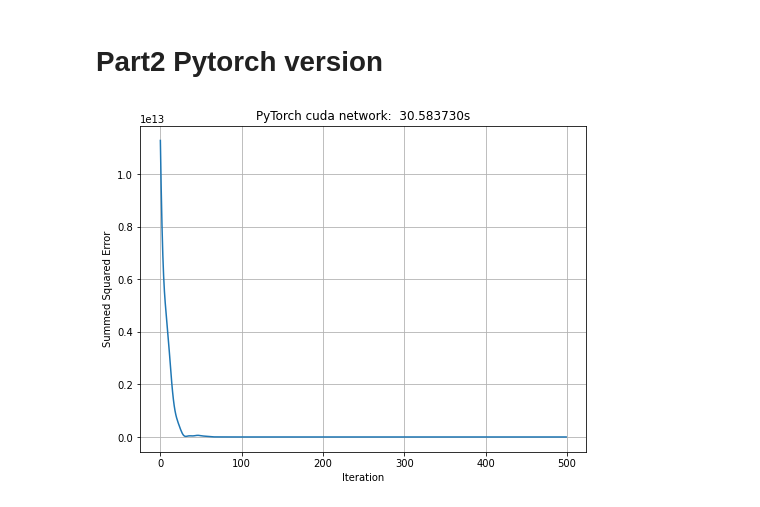
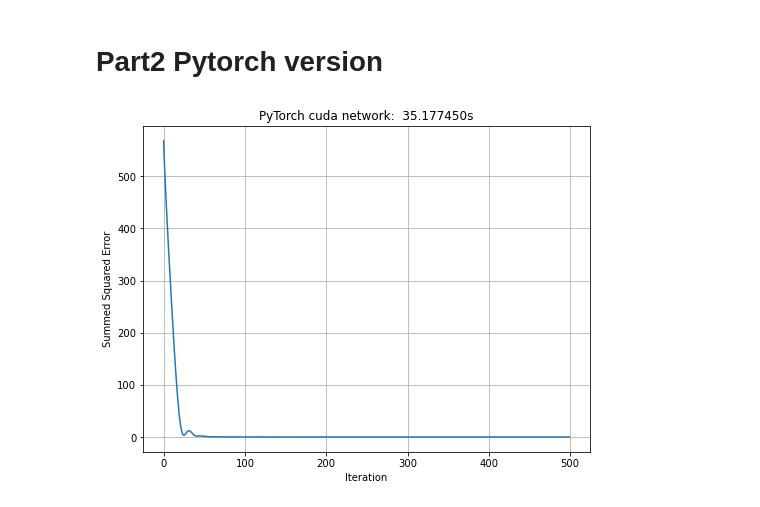
Before and after one commit to 2U1/NN, a Jupyter notebook: Assignment2/threelayer_before.ipynb, the cells around one changed output. Cells and saved outputs as stored; diff of their text form; code cells hidden in the pictures.

```diff
--- a/Assignment2/mangham.ipynb
+++ b/Assignment2/threelayer_before.ipynb
@@ -848,29 +855,44 @@ start=time.time()
 N, D_in, H, D_out = 64, 1000, 10000, 10
 x = torch.randn(N, D_in, device=device)
 y = torch.randn(N, D_out, device=device)
-optim = 'adam'
+
+# optim = 'adam'
+
 # Use the nn package to define our model as a sequence of layers. nn.Sequential
 # is a Module which contains other Modules, and applies them in sequence to
 # produce its output. Each Linear Module computes output from input using a
 # linear function, and holds internal Tensors for its weight and bias.
 # After constructing the model we use the .to() method to move it to the
 # desired device.
-model = torch.nn.Sequential(
-    torch.nn.Linear(D_in, H),
-    torch.nn.ReLU(),
-    torch.nn.Linear(H, H),
-    torch.nn.ReLU(),
-    torch.nn.Linear(H, D_out),
-).to(device)
 
-def weights_init(m):
-    if isinstance(m, torch.nn.Linear):
-        size = m.weight.size() # returns a tuple
-        fan_out = size[0] # number of rows
-        fan_in = size[1] # number of columns
-        m.weight.data = torch.randn(fan_out, fan_in, device=device)
+# model = torch.nn.Sequential(
+#     torch.nn.Linear(D_in, H),
+#     torch.nn.ReLU(),
+#     torch.nn.Linear(H, H),
+#     torch.nn.ReLU(),
+#     torch.nn.Linear(H, D_out),
+# ).to(device)
 
-model.apply(weights_init)
+model = nn.Sequential(
+    nn.Linear(D_in, H),
+    nn.ReLU(),
+    nn.Linear(H, H+10),
+    nn.ReLU(),
+    nn.Linear(H+10, H),
+    nn.ReLU(),
+    nn.Linear(H, D_out),
+)
+
+model.to(device)
+
+# def weights_init(m):
+#     if isinstance(m, torch.nn.Linear):
+#         size = m.weight.size() # returns a tuple
+#         fan_out = size[0] # number of rows
+#         fan_in = size[1] # number of columns
+#         m.weight.data = torch.randn(fan_out, fan_in, device=device)
+
+# model.apply(weights_init)
 
 # The nn package also contains definitions of popular loss functions; in this
 # case we will use Mean Squared Error (MSE) as our loss function. Setting
@@ -878,61 +900,66 @@ model.apply(weights_init)
 # than the mean; this is for consistency with the examples above where we
 # manually compute the loss, but in practice it is more common to use mean
 # squared error as a loss by setting reduction='elementwise_mean'.
-loss_fn = torch.nn.MSELoss(reduction = "sum")
 
-learning_rate = 1e-9
+# loss_fn = torch.nn.MSELoss(reduction = "sum")
+
+learning_rate = 1e-5
 max_iterations = 500
-l2_errors = np.zeros(max_iterations)
-
+# l2_errors = np.zeros(max_iterations)
+loss_func = nn.MSELoss(reduction="sum")
+loss_array = []
 
 # Use the optim package to define an Optimizer that will update the weights of
 # the model for us. Here we will use Adam; the optim package contains many other
 # optimization algorithms. The first argument to the Adam constructor tells the
 # optimizer which Tensors it should update.
-learning_rate = 1e-4
-if optim == "adam":
-    optimizer = torch.optim.Adam(model.parameters(), lr = learning_rate)
-elif optim == "SGD":
-    optimizer = torch.optim.SGD(model.parameters(), lr = learning_rate)
+# learning_rate = 1e-4
+# if optim == "adam":
+#     optimizer = torch.optim.Adam(model.parameters(), lr = learning_rate)
+# elif optim == "SGD":
+#     optimizer = torch.optim.SGD(model.parameters(), lr = learning_rate)
+
+
+# optimizer = optim.Adam(model.parameters(), lr = learning_rate)
+optimizer = optim.SGD(model.parameters(), lr = learning_rate)
+
 
 for it in range(max_iterations):
     # Forward pass: compute predicted y by passing x to the model. Module objects
     # override the __call__ operator so you can call them like functions. When
     # doing so you pass a Tensor of input data to the Module and it produces
     # a Tensor of output data.
+    optimizer.zero_grad()
     y_pred = model(x)
-
-
 
     # Compute and print loss. We pass Tensors containing the predicted and true
     # values of y, and the loss function returns a Tensor containing the loss.
-    loss = loss_fn(y_pred, y)
-    l2_errors[it] = loss.item()
+    loss = loss_func(y_pred, y)
+    loss.backward()
+    optimizer.step()
 
     # Before the backward pass, use the optimizer object to zero all of the
     # gradients for the Tensors it will update (which are the learnable weights
     # of the model)
-    optimizer.zero_grad()
 
     # Backward pass: compute gradient of the loss with respect to all the learnable
     # parameters of the model. Internally, the parameters of each Module are stored
     # in Tensors with requires_grad=True, so this call will compute gradients for
     # all learnable parameters in the model.
-    loss.backward()
+    loss_array.append(loss.item())
 
 
     # Calling the step function on an Optimizer makes an update to its parameters
-    optimizer.step()
 
 total_time = time.time()-start
 fig,ax = plt.subplots(figsize=(8,6))
-plt.plot(l2_errors)
+plt.plot(loss_array)
 plt.xlabel('Iteration')
 plt.ylabel('Summed Squared Error')
 plt.title('PyTorch {0:} network: {1: 0.6f}s'.format(device,total_time))
 plt.grid()
 # %% [output]
-[figure, old version]
+[figure, new version]
 # %%
 print(model)
 # %% [output]
```
Also changed, not shown: parts of 4 cells of this notebook, 11 other files.
